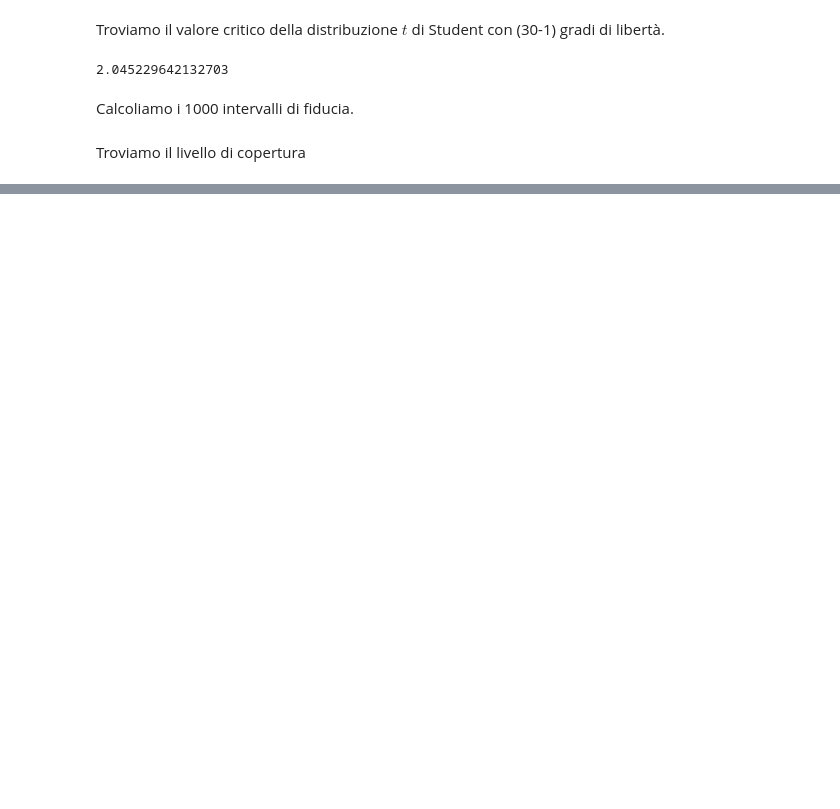
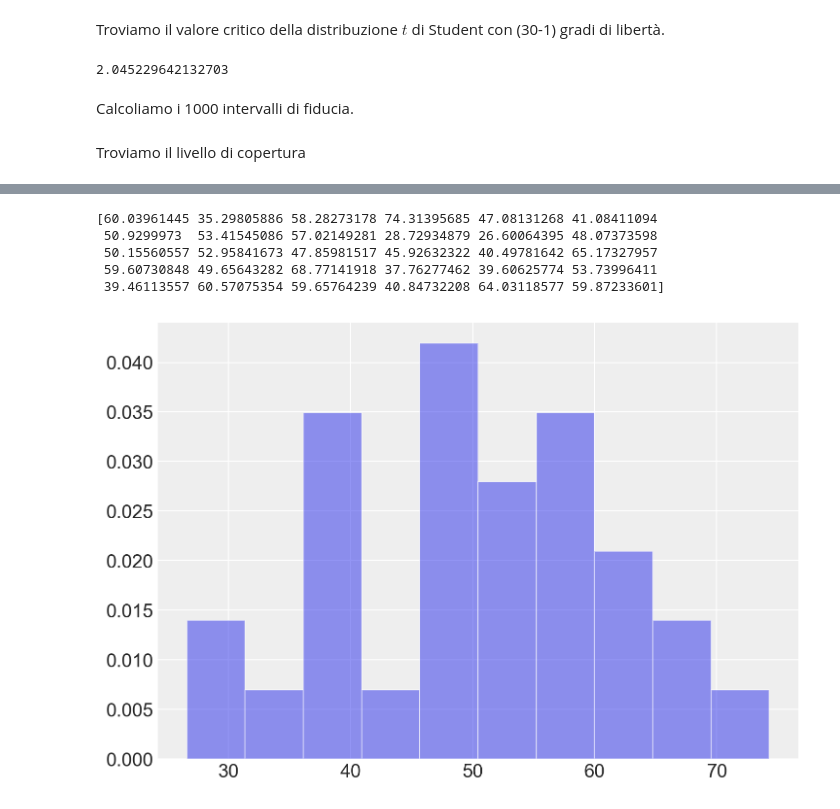
Before and after one commit to ccaudek/ds4psy_2023, a Jupyter notebook: 505_conf_interv.ipynb, the cells around one changed output, grey strips where cells are left out. Saved outputs shown, nothing was run; the diff lists cells and outputs as text; code cells hidden in the pictures; blank space fills up the shorter version.

```diff
--- a/505_conf_interv.ipynb
+++ b/505_conf_interv.ipynb
@@ -86,0 +17,10 @@ import scipy.stats as stats
+# %%
+%config InlineBackend.figure_format = 'retina'
+# Initialize random number generator
+RANDOM_SEED = 123
+rng = np.random.default_rng(RANDOM_SEED)
+sns.set_theme(
+    context="paper",
+    palette="colorblind"
+)
+az.style.use("arviz-darkgrid")
@@ -195,0 +193,16 @@ Gli intervalli fiduciali vengono spesso fraintesi. Il grado di fiducia del 95% r
+# %%
+sample_size = 20
+mu = 50
+sigma = 10
+sample_data = np.random.normal(loc=mu, scale=sigma, size=n)
+print(sample_data)
+# %% [output]
+[60.03961445 35.29805886 58.28273178 74.31395685 47.08131268 41.08411094
+ 50.9299973  53.41545086 57.02149281 28.72934879 26.60064395 48.07373598
+ 50.15560557 52.95841673 47.85981517 45.92632322 40.49781642 65.17327957
+ 59.60730848 49.65643282 68.77141918 37.76277462 39.60625774 53.73996411
+ 39.46113557 60.57075354 59.65764239 40.84732208 64.03118577 59.87233601]
+# %%
+plt.hist(sample_data, density=True, alpha=0.5);
+# %% [output]
+[figure, added]
```
Also changed, not shown: parts of 32 cells of this notebook, 7 other files.
